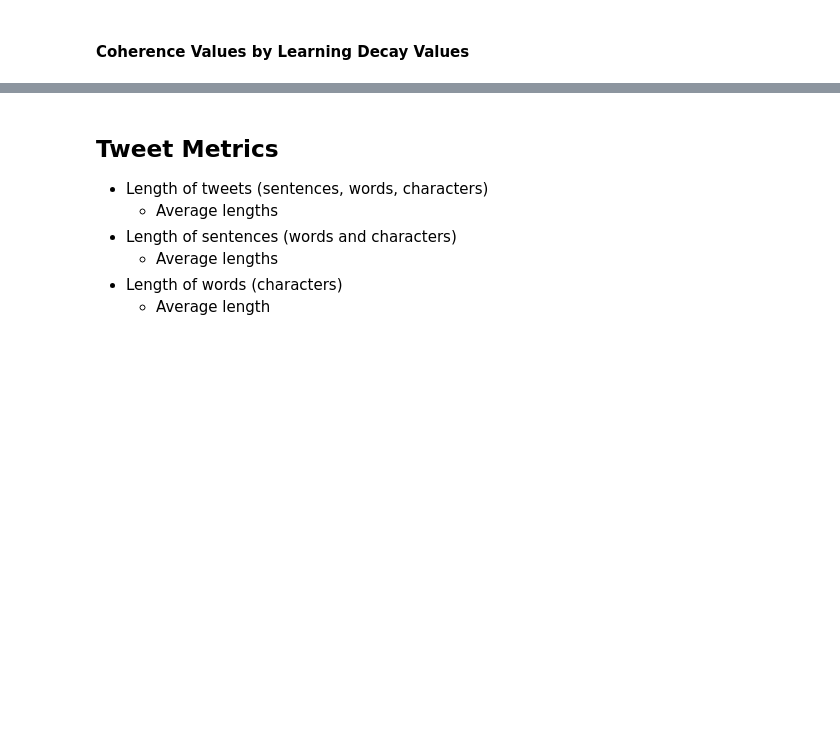
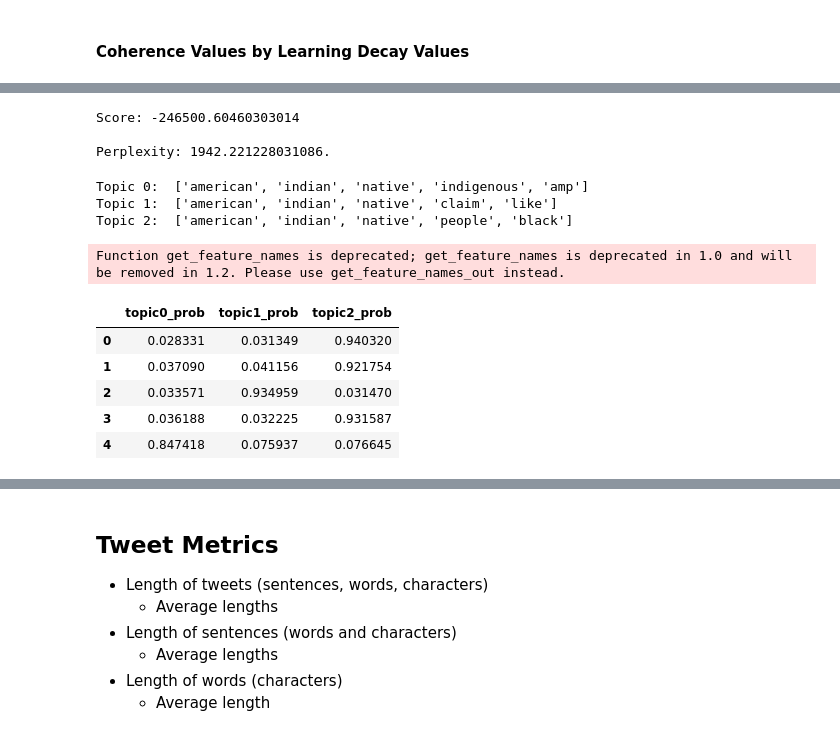
Before and after one commit to lammypi/indigenous-tweet-exploration, a Jupyter notebook: indigenous-tweet-exploration.ipynb, the cells around one changed output, grey strips where cells are left out. Drawn from its saved outputs; the diff is of its cells as text; code cells hidden in the pictures; blank space fills up the shorter version.

```diff
--- a/indigenous-tweet-exploration.ipynb
+++ b/indigenous-tweet-exploration.ipynb
@@ -1346,0 +1376,13 @@ learning_decay_lines.show()
+# %%
+# Get score
+best_lda_score = best_lda.score(data_vect)
+
+# Get perplexity
+best_lda_perplexity = best_lda.perplexity(data_vect)
+
+# View
+print(f"Score: {best_lda_score} \n\nPerplexity: {best_lda_perplexity}.")
+# %% [output]
+Score: -246500.60460303014
+
+Perplexity: 1942.221228031086.
@@ -1346,0 +1392,32 @@ learning_decay_lines.show()
+# %%
+# Get terms
+best_lda_terms = vect.get_feature_names()
+
+# Link topics and top 5 terms
+for idx, topic in enumerate(best_lda_topics):
+    # Tuple of terms and topics
+    zipped = zip(best_lda_terms, topic)
+    # Set the topic as the key and sort descending
+    top_terms_key=sorted(zipped, key = lambda t: t[1], reverse=True)[:5]
+    # Create a list of the terms linked to a topic
+    top_terms_list=list(dict(top_terms_key).keys())
+    # Print terms per topic
+    print("Topic "+str(idx)+": ",top_terms_list)
+# %% [output]
+Topic 0:  ['american', 'indian', 'native', 'indigenous', 'amp']
+Topic 1:  ['american', 'indian', 'native', 'claim', 'like']
+Topic 2:  ['american', 'indian', 'native', 'people', 'black']
+Function get_feature_names is deprecated; get_feature_names is deprecated in 1.0 and will be removed in 1.2. Please use get_feature_names_out instead.
+# %%
+# Topic per tweet
+topic_distribution_df = pd.DataFrame(best_lda.transform(data_vect), columns=['topic0_prob','topic1_prob', 'topic2_prob'])
+
+# Show
+topic_distribution_df.head()
+# %% [output]
+|  | topic0_prob | topic1_prob | topic2_prob |
+| 0 | 0.028331 | 0.031349 | 0.940320 |
+| 1 | 0.037090 | 0.041156 | 0.921754 |
+| 2 | 0.033571 | 0.934959 | 0.031470 |
+| 3 | 0.036188 | 0.032225 | 0.931587 |
+| 4 | 0.847418 | 0.075937 | 0.076645 |
```
Also changed, not shown: parts of 20 cells of this notebook.
